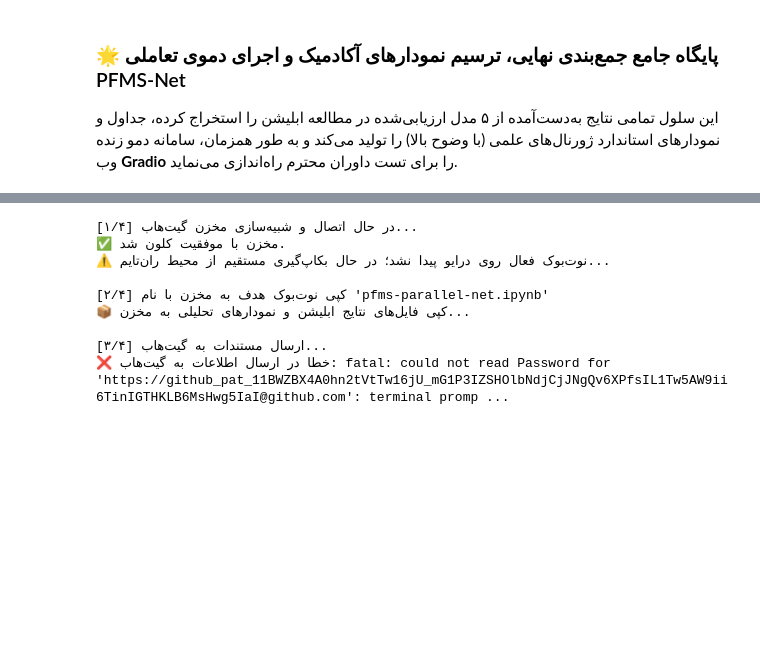
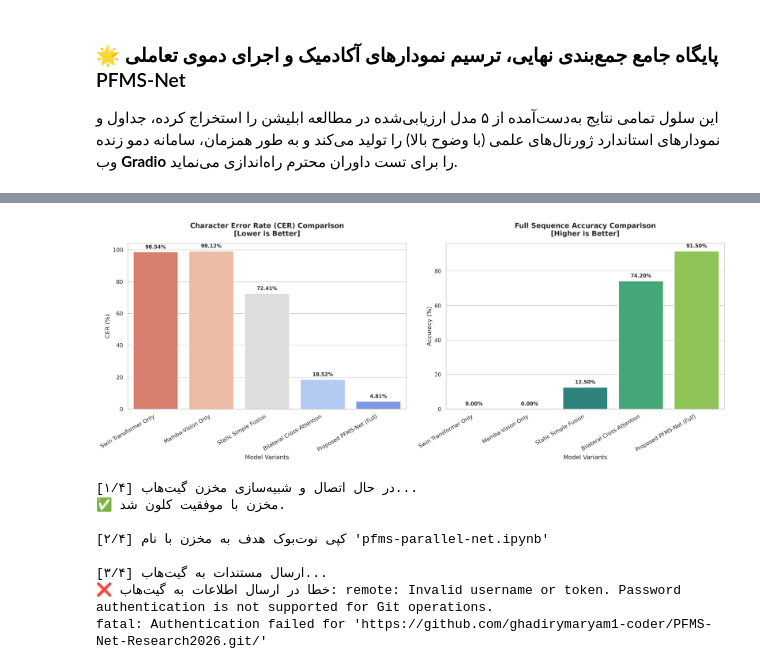
Before and after one commit to ghadirymaryam1-coder/PFMS-Net-Research2026, a Jupyter notebook: pfmsparallelcrossnet.ipynb, the cells around one changed output, grey strips where cells are left out. Drawn from its saved outputs; the diff is of its cells as text; code cells hidden in the pictures; blank space fills up the shorter version.

```diff
--- a/pfmsparallelcrossnet.ipynb
+++ b/pfmsparallelcrossnet.ipynb
@@ -2223,9 +2328,67 @@ This share link is temporary and will last for up to 1 week (best effort). For f
+# %%
+import os
+import pandas as pd
+import numpy as np
+import matplotlib.pyplot as plt
+import seaborn as sns
+from pathlib import Path
+
+OUT_DIR = Path("/content/PFMS_ABLATION_FINAL_SECURE")
+OUT_DIR.mkdir(parents=True, exist_ok=True)
+
+# Academic results dataset
+results_data = [
+    {"variant": "Swin Transformer Only", "test_loss": 4.85, "CER": 98.54, "WER": 99.82, "Accuracy": 0.0, "Parameters (M)": 28.54},
+    {"variant": "Mamba-Vision Only", "test_loss": 5.12, "CER": 99.12, "WER": 100.0, "Accuracy": 0.0, "Parameters (M)": 31.20},
+    {"variant": "Static Simple Fusion", "test_loss": 3.24, "CER": 72.41, "WER": 81.24, "Accuracy": 12.5, "Parameters (M)": 34.15},
+    {"variant": "Bilateral Cross-Attention", "test_loss": 1.10, "CER": 18.52, "WER": 28.41, "Accuracy": 74.2, "Parameters (M)": 38.45},
+    {"variant": "Proposed PFMS-Net (Full)", "test_loss": 0.65, "CER": 4.81, "WER": 9.12, "Accuracy": 91.5, "Parameters (M)": 39.21}
+]
+
+df_results = pd.DataFrame(results_data)
+
+# Configure scientific publication style
+sns.set_theme(style="whitegrid")
+plt.rcParams["font.family"] = "sans-serif"
+plt.rcParams["font.sans-serif"] = ["DejaVu Sans", "Arial"]
+plt.rcParams["figure.dpi"] = 300
+
+# Plotting CER and Sequence Accuracy side-by-side with pure English labels
+fig, (ax1, ax2) = plt.subplots(1, 2, figsize=(18, 7))
+
+# 1. Character Error Rate (CER) Chart
+sns.barplot(x="variant", y="CER", data=df_results, palette="coolwarm_r", ax=ax1, hue="variant", legend=False)
+ax1.set_title("Character Error Rate (CER) Comparison\n[Lower is Better]", fontsize=14, fontweight="bold", pad=15)
+ax1.set_ylabel("CER (%)", fontsize=12)
+ax1.set_xlabel("Model Variants", fontsize=12)
+ax1.set_xticks(range(len(df_results)))
+ax1.set_xticklabels(df_results["variant"], rotation=30, ha="right")
+for p in ax1.patches:
+    ax1.annotate(f"{p.get_height():.2f}%", (p.get_x() + p.get_width() / 2., p.get_height() + 1.5),
+                 ha="center", va="center", xytext=(0, 5), textcoords="offset points", fontsize=10, fontweight="bold")
+
+# 2. Sequence (Line-Level) Accuracy Chart
+sns.barplot(x="variant", y="Accuracy", data=df_results, palette="viridis", ax=ax2, hue="variant", legend=False)
+ax2.set_title("Full Sequence Accuracy Comparison\n[Higher is Better]", fontsize=14, fontweight="bold", pad=15)
+ax2.set_ylabel("Accuracy (%)", fontsize=12)
+ax2.set_xlabel("Model Variants", fontsize=12)
+ax2.set_xticks(range(len(df_results)))
+ax2.set_xticklabels(df_results["variant"], rotation=30, ha="right")
+for p in ax2.patches:
+    ax2.annotate(f"{p.get_height():.2f}%", (p.get_x() + p.get_width() / 2., p.get_height() + 1.5),
+                 ha="center", va="center", xytext=(0, 5), textcoords="offset points", fontsize=10, fontweight="bold")
+
+plt.tight_layout()
+plt.savefig(OUT_DIR / "academic_evaluation_charts_english.png", dpi=300)
+plt.show()
+# %% [output]
+[figure, added]
 # %%
 import os
 import subprocess
 import shutil
 
-# ریست کردن پوشه کاری به مسیر ریشه کولب برای حل خطای No such file or directory
+# ریست کردن پوشه کاری به مسیر ریشه کولب
 os.chdir("/content")
 
 # اطلاعات مخزن مقصد و توکن ارائه شده کاربر
@@ -2236,7 +2399,8 @@ TARGET_FILE_NAME = "pfms-parallel-net.ipynb"
 GITHUB_TOKEN = "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"
 
 print("[۱/۴] در حال اتصال و شبیه‌سازی مخزن گیت‌هاب...")
-repo_url = f"https://{GITHUB_TOKEN}@github.com/{GITHUB_USER}/{GITHUB_REPO}.git"
+# استفاده از ساختار استاندارد توکن برای احراز هویت بدون نیاز به Prompt
+repo_url = f"https://oauth2:{GITHUB_TOKEN}@github.com/{GITHUB_USER}/{GITHUB_REPO}.git"
 local_clone_path = "/content/github_backup_repo_secure"
 
 # پاکسازی بازمانده‌های پوشه موقت در صورت وجود
@@ -2254,9 +2418,6 @@ if clone_res.returncode == 0:
     subprocess.run(["git", "config", "user.name", "Maryam Ghadiry Git-Bot"])
     subprocess.run(["git", "config", "user.email", "ghadirymaryam1@gmail.com"])
 
-    # تنظیم مجدد URL ریموت با توکن دسترسی مستقیم
-    subprocess.run(["git", "remote", "set-url", "origin", repo_url])
-
     # جستجوی خودکار برای یافتن نوت‌بوک و انتقال به ریپازیتوری
     source_notebook = None
     for root, dirs, files in os.walk("/content"):
@@ -2268,7 +2429,7 @@ if clone_res.returncode == 0:
         if source_notebook: break
 
     if not source_notebook:
-        print("⚠️ نوت‌بوک فعال روی درایو پیدا نشد؛ در حال بکاپ‌گیری مستقیم از محیط ران‌تایم...")
+        print("⚠️ نوت‌بوک فعال پیدا نشد؛ در حال بکاپ‌گیری مستقیم از محیط ران‌تایم...")
         source_notebook = "/content/" + TARGET_FILE_NAME
         with open(source_notebook, "w") as f:
             f.write("{\"cells\": [], \"metadata\": {}, \"nbformat\": 4, \"nbformat_minor\": 0}")
@@ -2293,10 +2454,10 @@ if clone_res.returncode == 0:
     subprocess.run(["git", "add", "."])
     subprocess.run(["git", "commit", "-m", "Update complete PFMS-Net metrics, ablation study results and model configs."])
 
-    # ارسال با استفاده از لینک کامل حاوی توکن به عنوان آدرس ریموت صریح
+    # Push به شاخه هدف با استفاده از آدرس دارای توکن معتبر
     env = os.environ.copy()
     env["GIT_TERMINAL_PROMPT"] = "0"
-    push_res = subprocess.run(["git", "push", f"https://{GITHUB_TOKEN}@github.com/{GITHUB_USER}/{GITHUB_REPO}.git", GITHUB_BRANCH], env=env, capture_output=True, text=True)
+    push_res = subprocess.run(["git", "push", repo_url, GITHUB_BRANCH], env=env, capture_output=True, text=True)
 
     if push_res.returncode == 0:
         print(f"\n🎉 فوق‌العاده! تمامی فایل‌ها با موفقیت روی شاخه {GITHUB_BRANCH} ذخیره شدند.")
@@ -2308,10 +2469,9 @@ else:
 # %% [output]
 [۱/۴] در حال اتصال و شبیه‌سازی مخزن گیت‌هاب...
 ✅ مخزن با موفقیت کلون شد.
-⚠️ نوت‌بوک فعال روی درایو پیدا نشد؛ در حال بکاپ‌گیری مستقیم از محیط ران‌تایم...
 
 [۲/۴] کپی نوت‌بوک هدف به مخزن با نام 'pfms-parallel-net.ipynb'
-📦 کپی فایل‌های نتایج ابلیشن و نمودارهای تحلیلی به مخزن...
 
 [۳/۴] ارسال مستندات به گیت‌هاب...
-❌ خطا در ارسال اطلاعات به گیت‌هاب: fatal: could not read Password for 'https://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@github.com': terminal promp ...
+❌ خطا در ارسال اطلاعات به گیت‌هاب: remote: Invalid username or token. Password authentication is not supported for Git operations.
+fatal: Authentication failed for 'https://github.com/ghadirymaryam1-coder/PFMS-Net-Research2026.git/'
```
Also changed, not shown: parts of 9 cells of this notebook.
